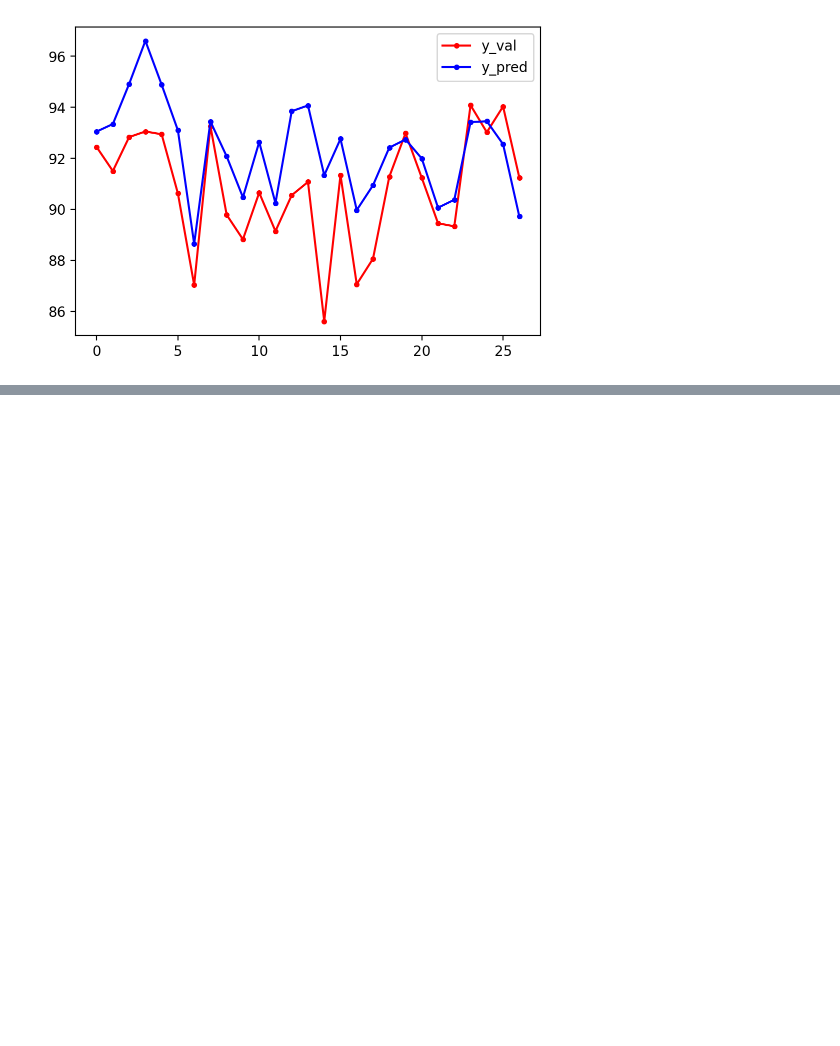
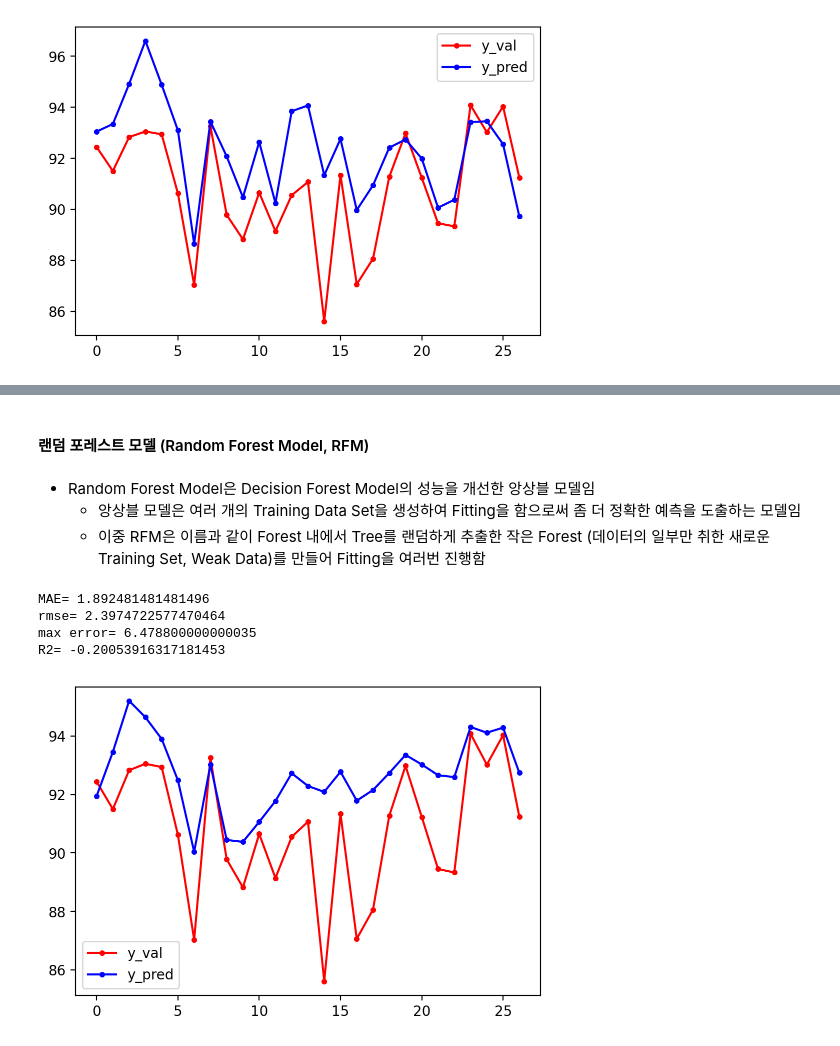
Before and after one commit to imbiotech/skbtML, a Jupyter notebook: k_pda_gmp_w_s.ipynb, the cells around one changed output, grey strips where cells are left out. Saved outputs shown, nothing was run; the diff lists cells and outputs as text; code cells hidden in the pictures; blank space fills up the shorter version.

```diff
--- a/k_pda_gmp_w_s.ipynb
+++ b/k_pda_gmp_w_s.ipynb
@@ -785,0 +836,25 @@ for depth in range(1,20):
+# %% [markdown]
+#### 랜덤 포레스트 모델 (Random Forest Model, RFM)
+# %% [markdown]
+- Random Forest Model은 Decision Forest Model의 성능을 개선한 앙상블 모델임
+    - 앙상블 모델은 여러 개의 Training Data Set을 생성하여 Fitting을 함으로써 좀 더 정확한 예측을 도출하는 모델임
+    - 이중 RFM은 이름과 같이 Forest 내에서 Tree를 랜덤하게 추출한 작은 Forest (데이터의 일부만 취한 새로운 Training Set, Weak Data)를 만들어 Fitting을 여러번 진행함
+# %%
+# 랜덤 포레스트 모듈 호출
+from sklearn.ensemble import RandomForestClassifier, RandomForestRegressor
+RFR = RandomForestRegressor()
+
+
+# Training Set을 통한 랜덤 포레스트 모델 fitting 및 예측 결과값 (y_pred) 도출
+RFR.fit(X_train,y_train)
+y_pred = RFR.predict(X_val)
+
+
+# 데이터 시각화
+show_regression_result(y_val=y_val,y_pred=y_pred,N=1000)
+# %% [output]
+MAE= 1.892481481481496
+rmse= 2.3974722577470464
+max error= 6.478800000000035
+R2= -0.20053916317181453
+[figure, added]
```
Also changed, not shown: parts of 8 cells of this notebook.
